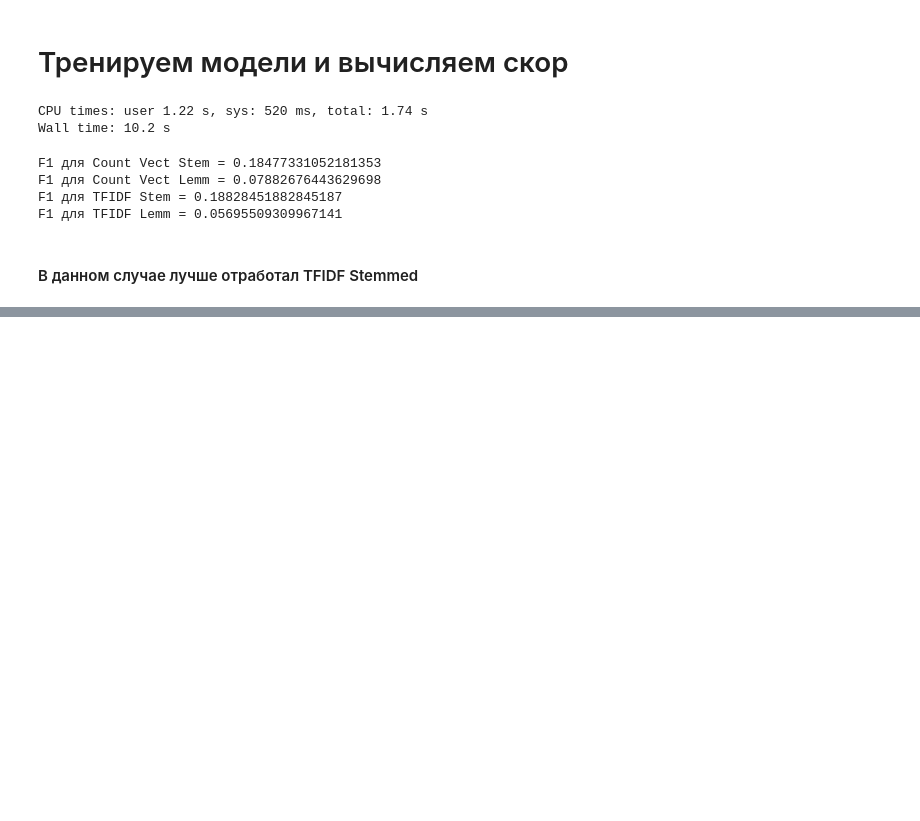
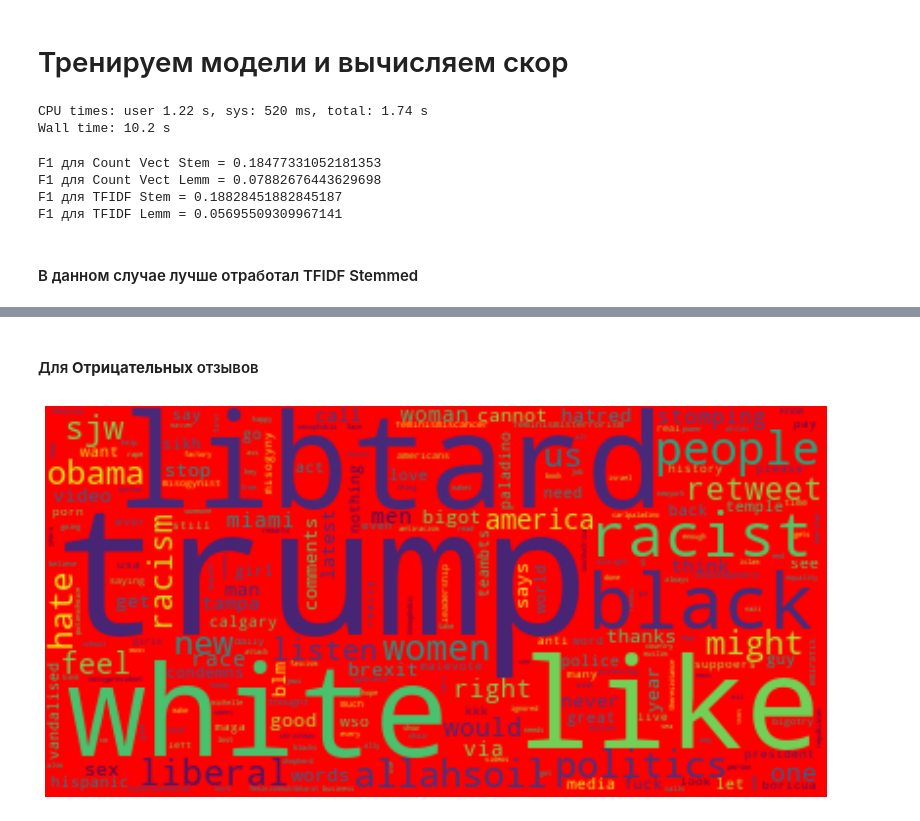
Before and after one commit to VokiVon-P/GB_NLP, a Jupyter notebook: HW/HW_04/HW_04.ipynb, the cells around one changed output, grey strips where cells are left out. Saved outputs shown, nothing was run; the diff lists cells and outputs as text; code cells hidden in the pictures; blank space fills up the shorter version.

```diff
--- a/HW/HW_04/HW_04.ipynb
+++ b/HW/HW_04/HW_04.ipynb
@@ -231,0 +277,20 @@ F1 для TFIDF Lemm = 0.05695509309967141
+# %% [markdown]
+#### Для **Отрицательных** отзывов
+# %%
+words = []
+for line in df_prep.loc[df_prep['label'] == 1, 'clean_tweet']:
+    line_words = [word for word in line.split() if word not in stop_words]
+    words.extend(line_words)
+
+wordfreq = collections.Counter(words)
+wordcloud = WordCloud(
+ background_color='red',
+ max_words=10000,
+ stopwords=stop_words
+ ).generate_from_frequencies(wordfreq)
+plt.figure(figsize=(14,8))
+plt.imshow(wordcloud, interpolation='bilinear')
+plt.axis('off')
+plt.show()
+# %% [output]
+[figure, added]
```
Also changed, not shown: parts of 6 cells of this notebook.
